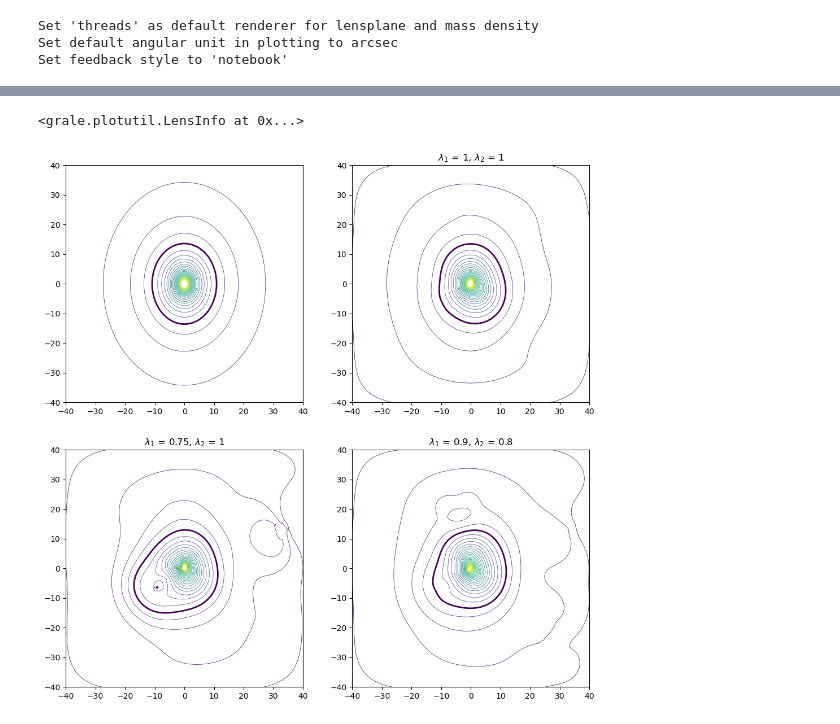
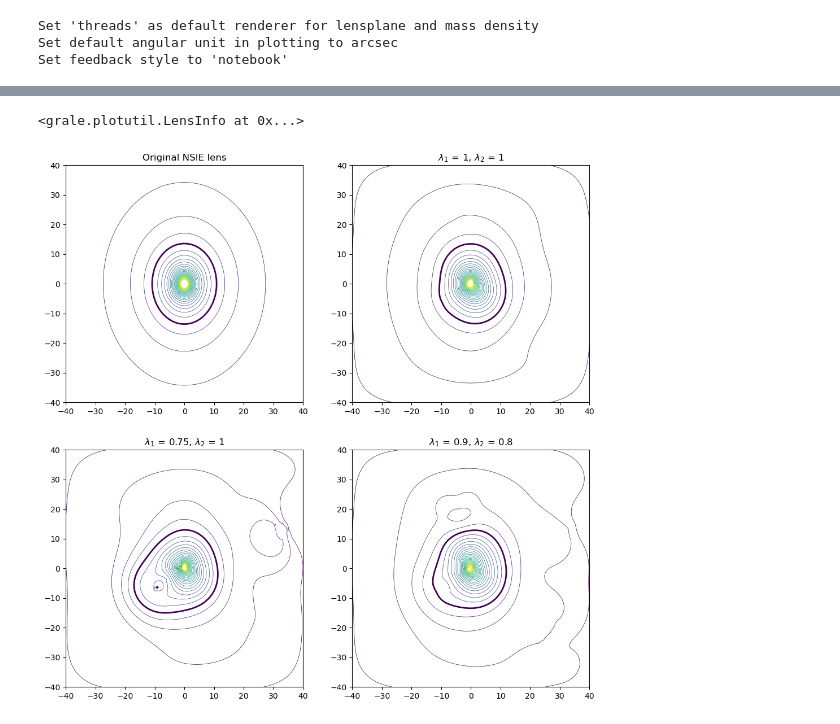
Before and after one commit to j0r1/GRALE2, a Jupyter notebook: pygrale/doc/source/_static/potentialextrap_multisheet.ipynb, the cells around one changed output, grey strips where cells are left out. Saved outputs shown, nothing was run; the diff lists cells and outputs as text; code cells hidden in the pictures.

```diff
--- a/pygrale/doc/source/_static/potentialextrap_multisheet.ipynb
+++ b/pygrale/doc/source/_static/potentialextrap_multisheet.ipynb
@@ -107,9 +132,13 @@ def getMultiMSDLensAndSources(lambda1, lambda2, HW, N, potGradWeight, exactDefle
     src2New = images.EllipticalSource(pos2*lambda2, sz2*lambda2, 0.4, 110)
     return newLens, src1New, src2New
 # %%
-lambdas=[None, [1,1], [0.75,1], [0.9, 0.8]]
+# Different lambda1 and lambda2 scale values that will be explored:
+# - 1, 1:     no rescaling of the sources is used, leads to a lens that has the same effect as the original NSIE
+# - 0.75, 1:  these were the settings used in the article
+# - 0.9, 0.8: just some other scale factors, different for each source
+lambdas=[ [1, 1], [0.75, 1], [0.9, 0.8] ]
 # %%
-newLens, src1New, src2New = getMultiMSDLensAndSources(*lambdas[1], 50, 256, 0.00002, 0.1*ANGLE_ARCSEC, "scs")
+newLens, src1New, src2New = getMultiMSDLensAndSources(*lambdas[0], 50, 256, 0.00002, 0.1*ANGLE_ARCSEC, "scs")
 # %% [output]
 STATUS: Calculating lens potential values
 STATUS: Calculating linear constraints
@@ -119,5 +148,5 @@ STATUS: Done, in 19.1 seconds
 # %%
-newLens2, src1New2, src2New2 = getMultiMSDLensAndSources(*lambdas[2], 50, 256, 0.00002, 0.1*ANGLE_ARCSEC, "scs")
+newLens2, src1New2, src2New2 = getMultiMSDLensAndSources(*lambdas[1], 50, 256, 0.00002, 0.1*ANGLE_ARCSEC, "scs")
 # %% [output]
 STATUS: Calculating lens potential values
 STATUS: Calculating linear constraints
@@ -127,5 +156,5 @@ STATUS: Done, in 18.8 seconds
 # %%
-newLens3, src1New3, src2New3 = getMultiMSDLensAndSources(*lambdas[3], 50, 256, 0.00002, 0.1*ANGLE_ARCSEC, "scs")
+newLens3, src1New3, src2New3 = getMultiMSDLensAndSources(*lambdas[2], 50, 256, 0.00002, 0.1*ANGLE_ARCSEC, "scs")
 # %% [output]
 STATUS: Calculating lens potential values
 STATUS: Calculating linear constraints
@@ -179,21 +217,23 @@ Text(value='')
 # %%
+# Contour plots of the mass densities of each case
 plt.figure(figsize=(12,12))
 plt.subplot(2,2,1)
+plt.title("Original NSIE lens")
 plotutil.plotDensityContours(li, densityUnit=critDens1, levels=np.arange(0.2, 6, 0.2),linewidths=0.5)
 plotutil.plotDensityContours(li, densityUnit=critDens1, levels=[1], linewidths=2)
 plt.subplot(2,2,2)
-plt.title("$\lambda_1$ = {}, $\lambda_2$ = {}".format(*lambdas[1]))
+plt.title("$\lambda_1$ = {}, $\lambda_2$ = {}".format(*lambdas[0]))
 plotutil.plotDensityContours(liNew, densityUnit=critDens1, levels=np.arange(0.2, 6, 0.2),linewidths=0.5)
 plotutil.plotDensityContours(liNew, densityUnit=critDens1, levels=[1], linewidths=2)
 plt.subplot(2,2,3)
-plt.title("$\lambda_1$ = {}, $\lambda_2$ = {}".format(*lambdas[2]))
+plt.title("$\lambda_1$ = {}, $\lambda_2$ = {}".format(*lambdas[1]))
 plotutil.plotDensityContours(liNew2, densityUnit=critDens1, levels=np.arange(0.2, 6, 0.2),linewidths=0.5)
 plotutil.plotDensityContours(liNew2, densityUnit=critDens1, levels=[1], linewidths=2)
 plt.subplot(2,2,4)
-plt.title("$\lambda_1$ = {}, $\lambda_2$ = {}".format(*lambdas[3]))
+plt.title("$\lambda_1$ = {}, $\lambda_2$ = {}".format(*lambdas[2]))
 plotutil.plotDensityContours(liNew3, densityUnit=critDens1, levels=np.arange(0.2, 6, 0.2),linewidths=0.5)
 plotutil.plotDensityContours(liNew3, densityUnit=critDens1, levels=[1], linewidths=2)
 # %% [output]
 <grale.plotutil.LensInfo at 0x...>
-[figure, old version]
+[figure, new version]
 # %%
```
Also changed, not shown: parts of 18 cells of this notebook, 1 other file.
